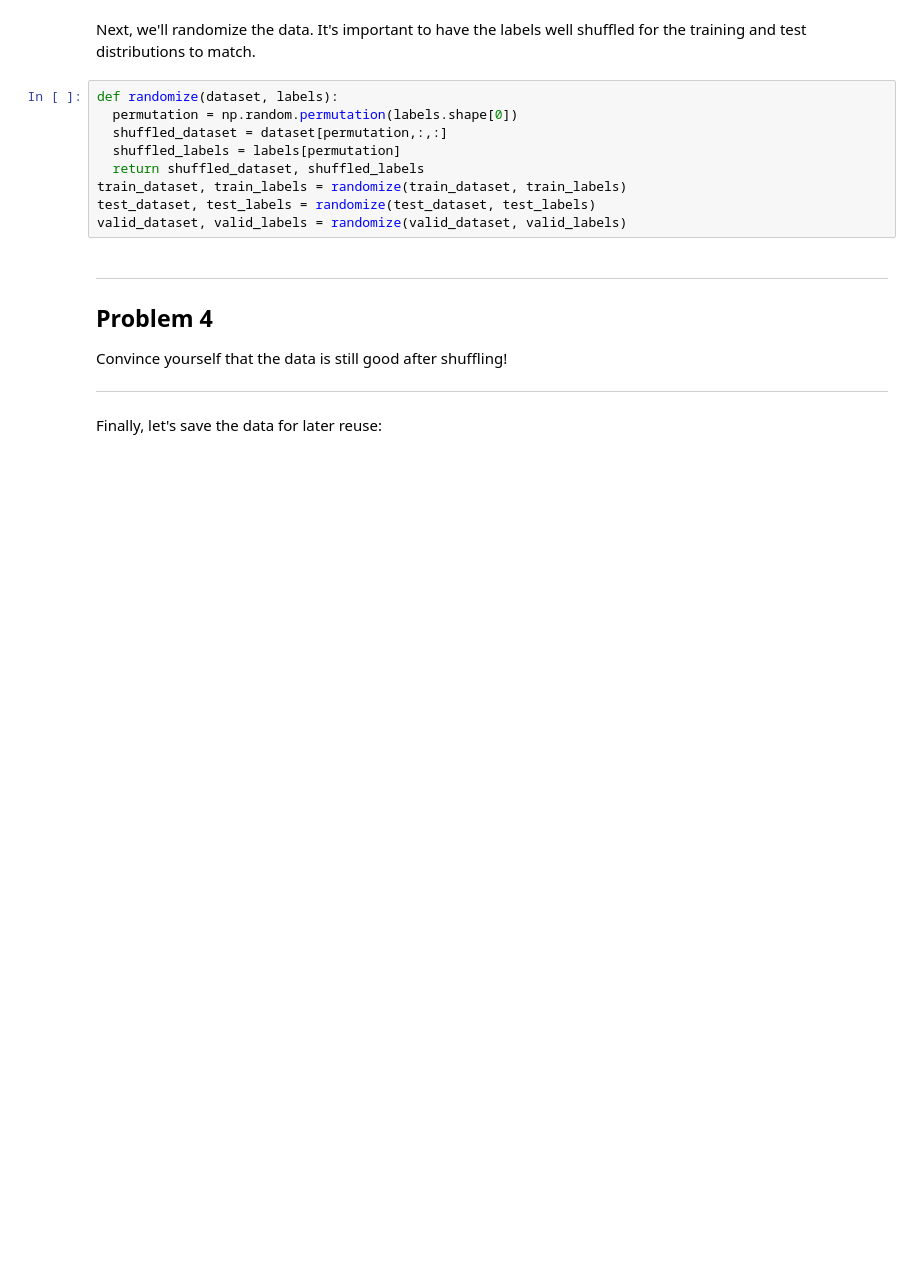
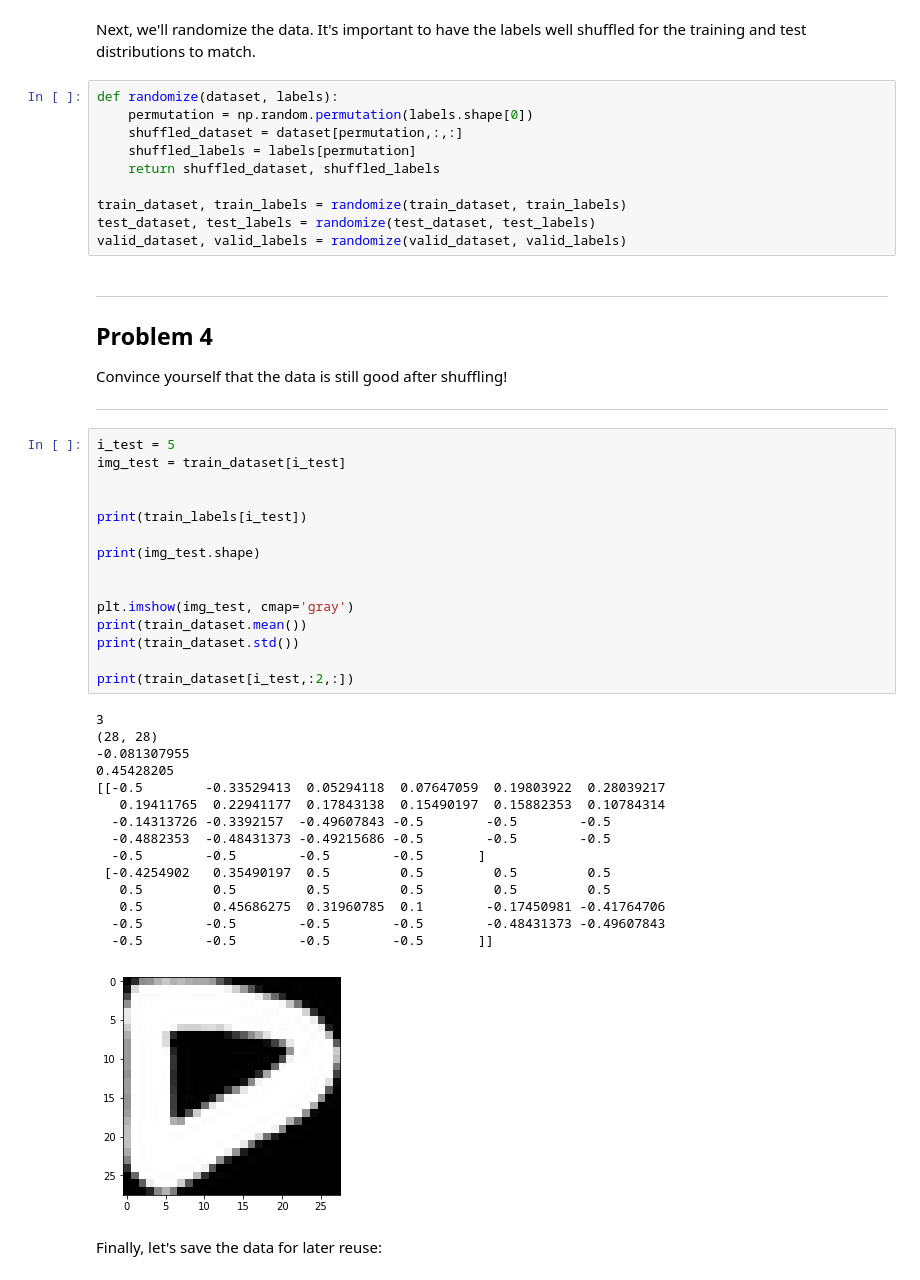
Before and after one commit to falconjs/Archaeopteryx, a Jupyter notebook: Udacity/1_notmnist.ipynb, the cells around one changed output. Saved outputs shown, nothing was run; the diff lists cells and outputs as text; blank space fills up the shorter version.

```diff
--- a/Udacity/1_notmnist.ipynb
+++ b/Udacity/1_notmnist.ipynb
@@ -276,10 +372,11 @@ Testing (10000, 28, 28) (10000,)
 Next, we'll randomize the data. It's important to have the labels well shuffled for the training and test distributions to match.
 # %%
 def randomize(dataset, labels):
-  permutation = np.random.permutation(labels.shape[0])
-  shuffled_dataset = dataset[permutation,:,:]
-  shuffled_labels = labels[permutation]
-  return shuffled_dataset, shuffled_labels
+    permutation = np.random.permutation(labels.shape[0])
+    shuffled_dataset = dataset[permutation,:,:]
+    shuffled_labels = labels[permutation]
+    return shuffled_dataset, shuffled_labels
+
 train_dataset, train_labels = randomize(train_dataset, train_labels)
 test_dataset, test_labels = randomize(test_dataset, test_labels)
 valid_dataset, valid_labels = randomize(valid_dataset, valid_labels)
@@ -290,6 +387,37 @@ Problem 4
 Convince yourself that the data is still good after shuffling!
 
 ---
+# %%
+i_test = 5
+img_test = train_dataset[i_test]
+
+
+print(train_labels[i_test])
+
+print(img_test.shape)
+
+
+plt.imshow(img_test, cmap='gray')
+print(train_dataset.mean())
+print(train_dataset.std())
+
+print(train_dataset[i_test,:2,:])
+# %% [output]
+3
+(28, 28)
+-0.081307955
+0.45428205
+[[-0.5        -0.33529413  0.05294118  0.07647059  0.19803922  0.28039217
+   0.19411765  0.22941177  0.17843138  0.15490197  0.15882353  0.10784314
+  -0.14313726 -0.3392157  -0.49607843 -0.5        -0.5        -0.5
+  -0.4882353  -0.48431373 -0.49215686 -0.5        -0.5        -0.5
+  -0.5        -0.5        -0.5        -0.5       ]
+ [-0.4254902   0.35490197  0.5         0.5         0.5         0.5
+   0.5         0.5         0.5         0.5         0.5         0.5
+   0.5         0.45686275  0.31960785  0.1        -0.17450981 -0.41764706
+  -0.5        -0.5        -0.5        -0.5        -0.48431373 -0.49607843
+  -0.5        -0.5        -0.5        -0.5       ]]
+[figure, added]
 # %% [markdown]
 Finally, let's save the data for later reuse:
 # %%
```
Also changed, not shown: parts of 15 cells of this notebook, 3 other files.
